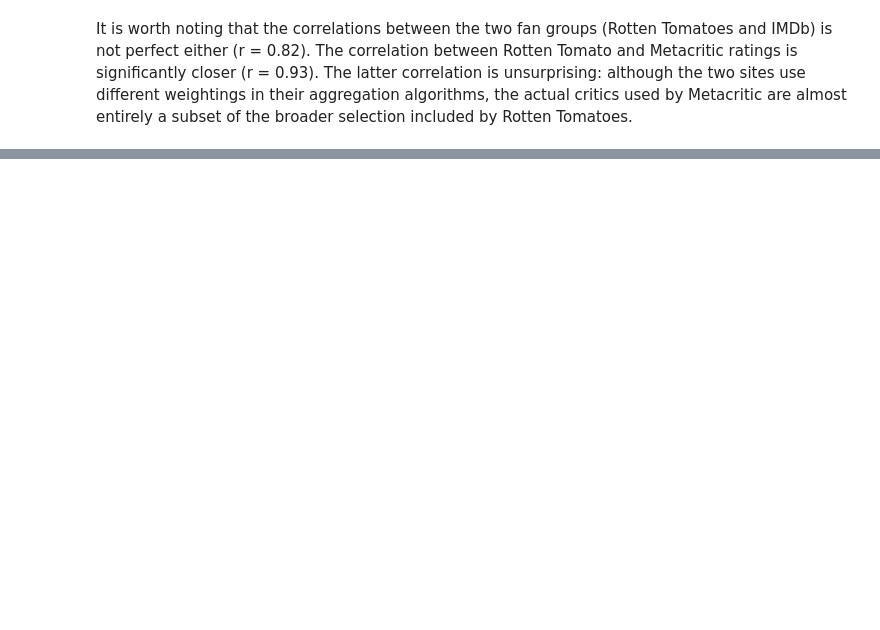
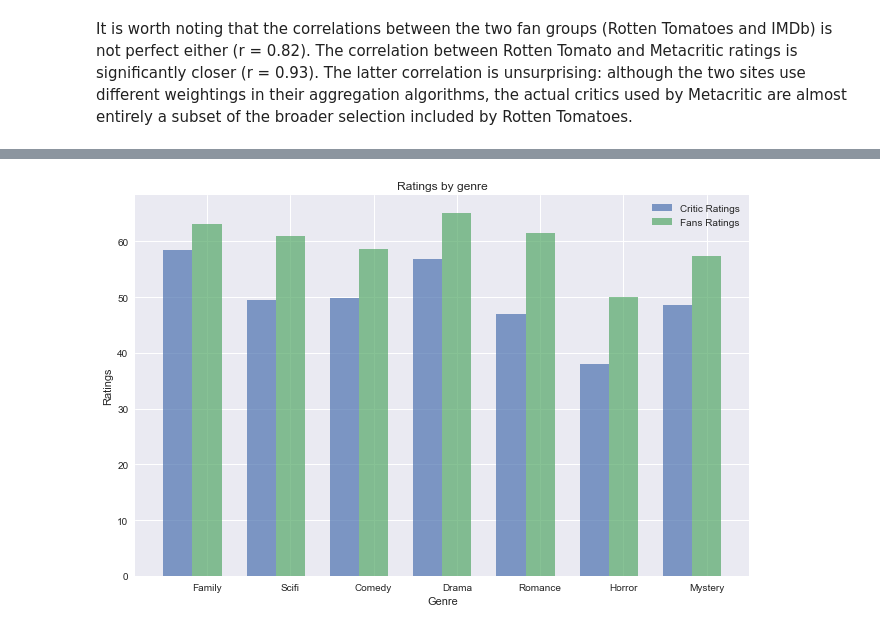
Before and after one commit to gqfiddler/movieRatings, a Jupyter notebook: Critical vs Popular Movie Ratings.ipynb, the cells around one changed output, grey strips where cells are left out. Saved outputs shown, nothing was run; the diff lists cells and outputs as text; code cells hidden in the pictures; blank space fills up the shorter version.

```diff
--- a/Critical vs Popular Movie Ratings.ipynb
+++ b/Critical vs Popular Movie Ratings.ipynb
@@ -441,0 +193,32 @@ plt.show()
+# %%
+plt.figure(figsize=(11,7))
+
+# this shouldn't be necessary, but otherwise the y axis gets totally screwed up
+genre_df.to_csv("genres.csv")
+genre_df = pd.read_csv("genres.csv")
+
+n_groups = 7
+index = np.arange(n_groups)
+bar_width = 0.35
+opacity = 0.7
+
+rects1 = plt.bar(index, genre_df["allCritics"], bar_width,
+                 alpha=opacity,
+                 color='b',
+                 label="Critic Ratings")
+
+rects2 = plt.bar(index + bar_width, genre_df["allFans"], bar_width,
+                 alpha=opacity,
+                 color='g',
+                 label="Fans Ratings")
+plt.xlabel('Genre')
+plt.ylabel('Ratings')
+plt.title('Ratings by genre')
+plt.xticks(index + bar_width, genre_df["genre"])
+
+# this inexplicably doesn't work
+plt.ylim=(30,70)
+
+plt.legend();
+# %% [output]
+[figure, added]
```
Also changed, not shown: parts of 43 cells of this notebook, 3 other files.
